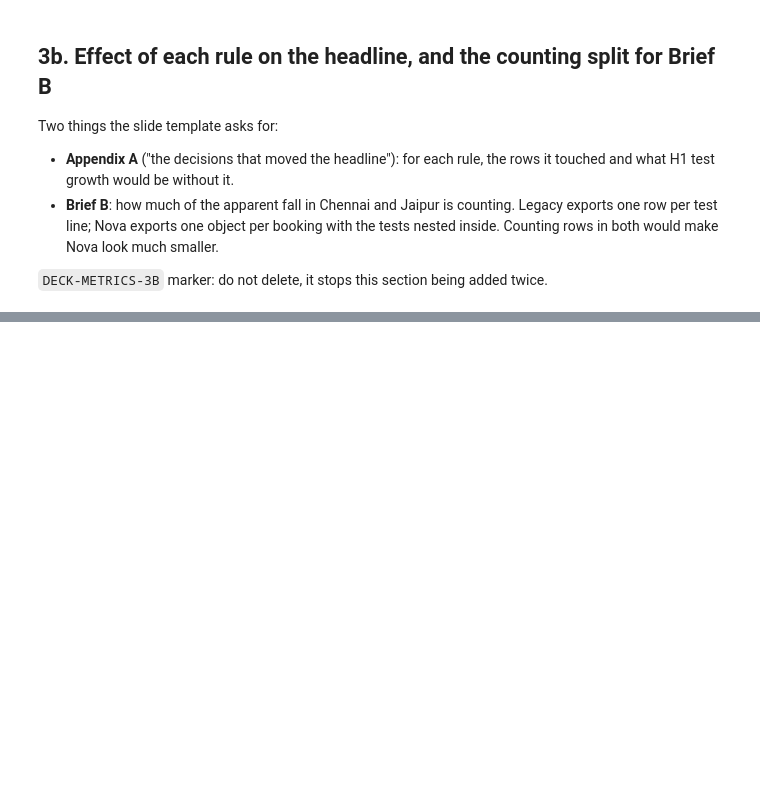
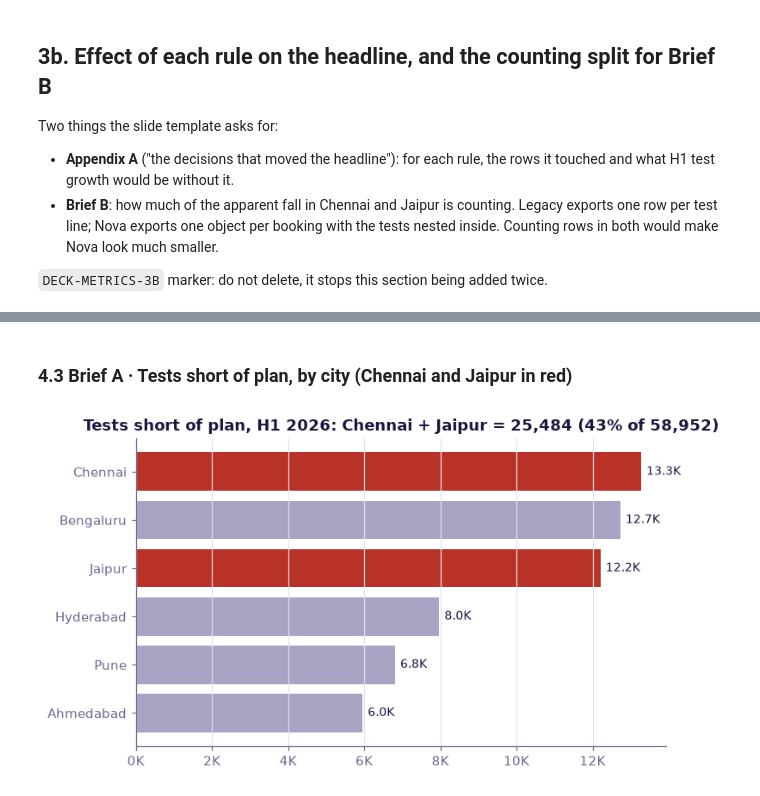
Before and after one commit to Nitishvarma50/kalpa-health-growth-analysis, a Jupyter notebook: Data_loading_and_eda.ipynb, the cells around one changed output, grey strips where cells are left out. Saved outputs shown, nothing was run; the diff lists cells and outputs as text; code cells hidden in the pictures; blank space fills up the shorter version.

```diff
--- a/Data_loading_and_eda.ipynb
+++ b/Data_loading_and_eda.ipynb
@@ -1178,0 +1250,16 @@ print("Updated deck_metrics.json")
+# %% [markdown]
+### 4.3 Brief A · Tests short of plan, by city (Chennai and Jaipur in red)
+# %%
+short_ = pd.Series({c: v["short"] for c, v in deck["plan"]["cities"].items()}).sort_values()
+fig, ax = plt.subplots(figsize=(7, 4))
+bars = ax.barh(short_.index, short_.values, color=[RED if c in ("Chennai", "Jaipur") else LILAC for c in short_.index])
+for b in bars:
+    ax.annotate(f"{b.get_width() / 1000:.1f}K", (b.get_width(), b.get_y() + b.get_height() / 2),
+                xytext=(4, 0), textcoords="offset points", va="center", fontsize=9, color=INK)
+ax.grid(axis="y", visible=False); ax.grid(axis="x", visible=True)
+ax.xaxis.set_major_formatter(mtick.FuncFormatter(lambda v, _: f"{v / 1000:,.0f}K"))
+cj = short_[["Chennai", "Jaipur"]].sum()
+ax.set_title(f"Tests short of plan, H1 2026: Chennai + Jaipur = {cj:,} ({cj / short_.sum():.0%} of {short_.sum():,})")
+plt.tight_layout(); plt.show()
+# %% [output]
+[figure, added]
```
Also changed, not shown: parts of 14 cells of this notebook.
